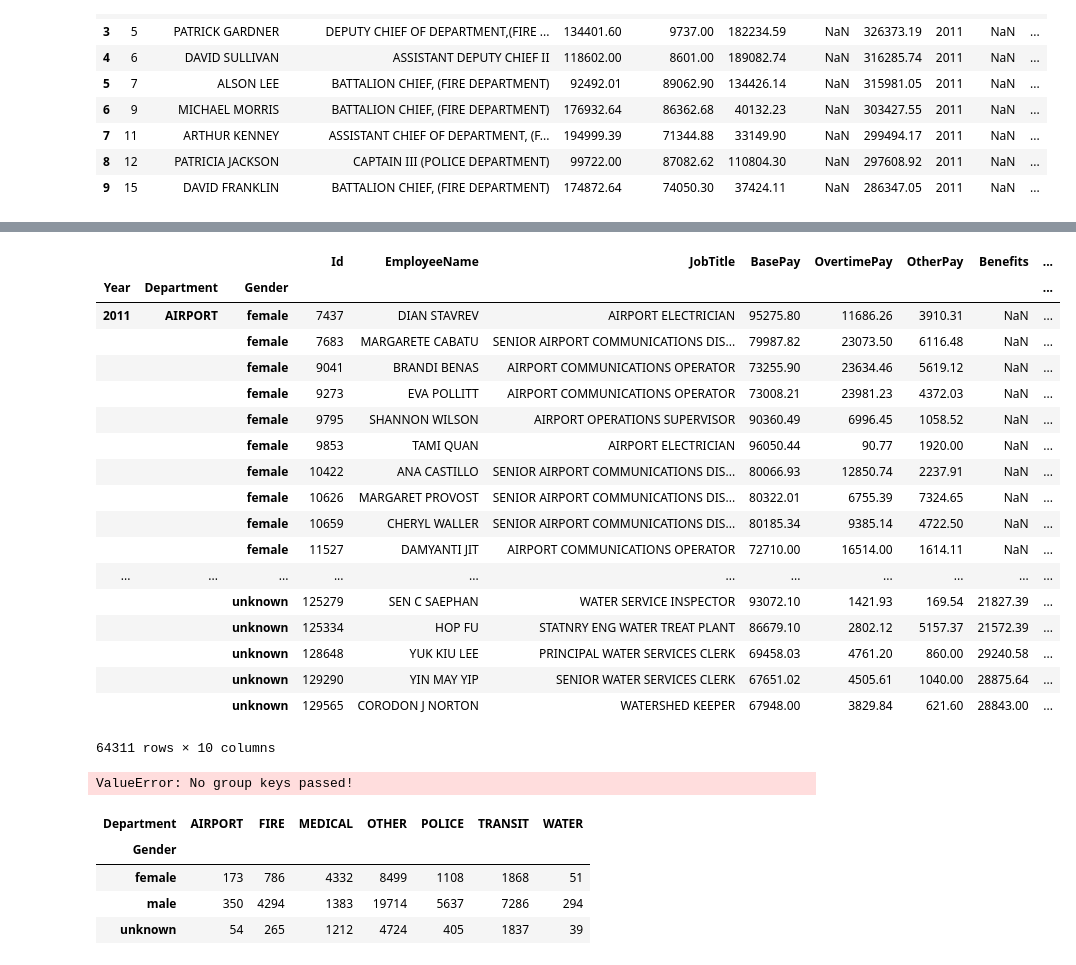
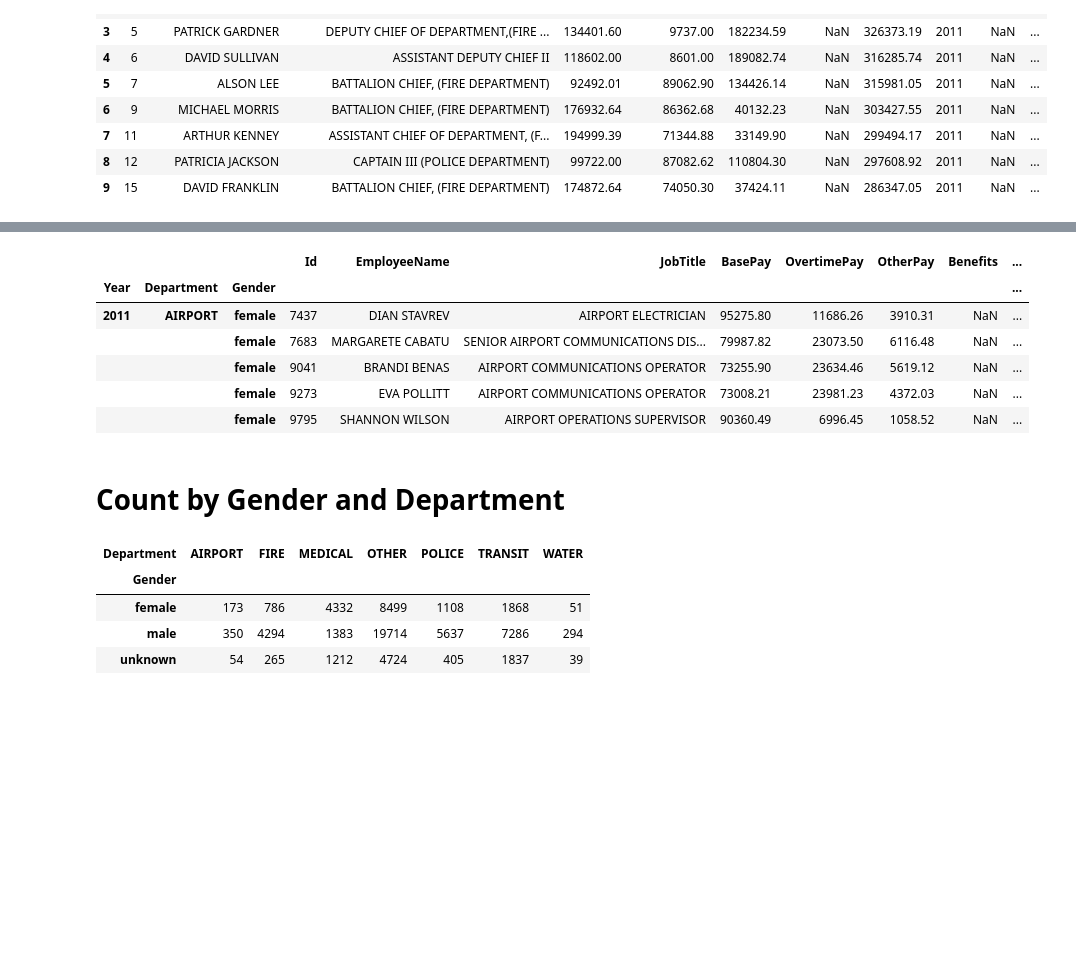
Before and after one commit to ababen/DataIntensive, a Jupyter notebook: Capstone/DataStory-SF-Final.ipynb, the cells around one changed output, grey strips where cells are left out. Saved outputs shown, nothing was run; the diff lists cells and outputs as text; code cells hidden in the pictures; blank space fills up the shorter version.

```diff
--- a/Capstone/DataStory-SF-Final.ipynb
+++ b/Capstone/DataStory-SF-Final.ipynb
@@ -219,8 +202,8 @@ sf[sf.Year == 2014].describe()
 # %%
-sf = sf[sf.BasePay > 0]
-sf = sf[sf.OvertimePay > 0]
-sf = sf[sf.OtherPay > 0]
-sf = sf[sf.TotalPay > 0]
+# sf = sf[sf.BasePay > 0]
+# sf = sf[sf.OvertimePay > 0]
+# sf = sf[sf.OtherPay > 0]
+# sf = sf[sf.TotalPay > 0]
 # %% [markdown]
 We see that there is some cleaning to do:
 1. Remove negative salaries
@@ -371,8 +378,8 @@ sf_gender.head(10)
 # %%
 # Clean up the genders to fall into categories
 
-sf_gender.ix[sf_gender['Gender'] == 'andy', 'Gender'] = 'unknown'
-sf_gender.ix[sf_gender['Gender'] == 'mostly_female', 'Gender'] = 'female'
-sf_gender.ix[sf_gender['Gender'] == 'mostly_male', 'Gender'] = 'male'
+sf_gender.loc[sf_gender['Gender'] == 'andy', 'Gender'] = 'unknown'
+sf_gender.loc[sf_gender['Gender'] == 'mostly_female', 'Gender'] = 'female'
+sf_gender.loc[sf_gender['Gender'] == 'mostly_male', 'Gender'] = 'male'
 sf_gender.head(10)
 # %% [output]
@@ -395,32 +395,19 @@ http://pandas.pydata.org/pandas-docs/stable/indexing.html#deprecate_ix
 | 8 | 12 | PATRICIA JACKSON | CAPTAIN III (POLICE DEPARTMENT) | 99722.00 | 87082.62 | 110804.30 | NaN | 297608.92 | 2011 | NaN | ... |
 | 9 | 15 | DAVID FRANKLIN | BATTALION CHIEF, (FIRE DEPARTMENT) | 174872.64 | 74050.30 | 37424.11 | NaN | 286347.05 | 2011 | NaN | ... |
 # %%
-sf_gender.set_index(['Year', 'Department', 'Gender']).sort_index()
+# Create index for further analysis.
+
+sf_gender.set_index(['Year', 'Department', 'Gender']).sort_index().head()
 # %% [output]
 |  |  |  | Id | EmployeeName | JobTitle | BasePay | OvertimePay | OtherPay | Benefits | ... |
 | Year | Department | Gender |  |  |  |  |  |  |  | ... |
 | 2011 | AIRPORT | female | 7437 | DIAN STAVREV | AIRPORT ELECTRICIAN | 95275.80 | 11686.26 | 3910.31 | NaN | ... |
 |  |  | female | 7683 | MARGARETE CABATU | SENIOR AIRPORT COMMUNICATIONS DIS... | 79987.82 | 23073.50 | 6116.48 | NaN | ... |
 |  |  | female | 9041 | BRANDI BENAS | AIRPORT COMMUNICATIONS OPERATOR | 73255.90 | 23634.46 | 5619.12 | NaN | ... |
 |  |  | female | 9273 | EVA POLLITT | AIRPORT COMMUNICATIONS OPERATOR | 73008.21 | 23981.23 | 4372.03 | NaN | ... |
 |  |  | female | 9795 | SHANNON WILSON | AIRPORT OPERATIONS SUPERVISOR | 90360.49 | 6996.45 | 1058.52 | NaN | ... |
-|  |  | female | 9853 | TAMI QUAN | AIRPORT ELECTRICIAN | 96050.44 | 90.77 | 1920.00 | NaN | ... |
-|  |  | female | 10422 | ANA CASTILLO | SENIOR AIRPORT COMMUNICATIONS DIS... | 80066.93 | 12850.74 | 2237.91 | NaN | ... |
-|  |  | female | 10626 | MARGARET PROVOST | SENIOR AIRPORT COMMUNICATIONS DIS... | 80322.01 | 6755.39 | 7324.65 | NaN | ... |
-|  |  | female | 10659 | CHERYL WALLER | SENIOR AIRPORT COMMUNICATIONS DIS... | 80185.34 | 9385.14 | 4722.50 | NaN | ... |
-|  |  | female | 11527 | DAMYANTI JIT | AIRPORT COMMUNICATIONS OPERATOR | 72710.00 | 16514.00 | 1614.11 | NaN | ... |
-| ... | ... | ... | ... | ... | ... | ... | ... | ... | ... | ... |
-|  |  | unknown | 125279 | SEN C SAEPHAN | WATER SERVICE INSPECTOR | 93072.10 | 1421.93 | 169.54 | 21827.39 | ... |
-|  |  | unknown | 125334 | HOP FU | STATNRY ENG WATER TREAT PLANT | 86679.10 | 2802.12 | 5157.37 | 21572.39 | ... |
-|  |  | unknown | 128648 | YUK KIU LEE | PRINCIPAL WATER SERVICES CLERK | 69458.03 | 4761.20 | 860.00 | 29240.58 | ... |
-|  |  | unknown | 129290 | YIN MAY YIP | SENIOR WATER SERVICES CLERK | 67651.02 | 4505.61 | 1040.00 | 28875.64 | ... |
-|  |  | unknown | 129565 | CORODON J NORTON | WATERSHED KEEPER | 67948.00 | 3829.84 | 621.60 | 28843.00 | ... |
-64311 rows × 10 columns
-# %%
-viz1 = sf_gender.pivot_table('Department')
-viz1
-# %% [output]
-ValueError: No group keys passed!
+# %% [markdown]
+# Count by Gender and Department
 # %%
 dept_gender = sf_gender.groupby(['Gender', 'Department']).size().unstack()
 dept_gender
```
Also changed, not shown: parts of 43 cells of this notebook.
